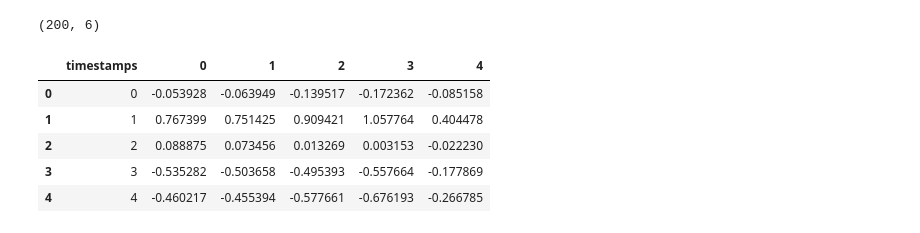
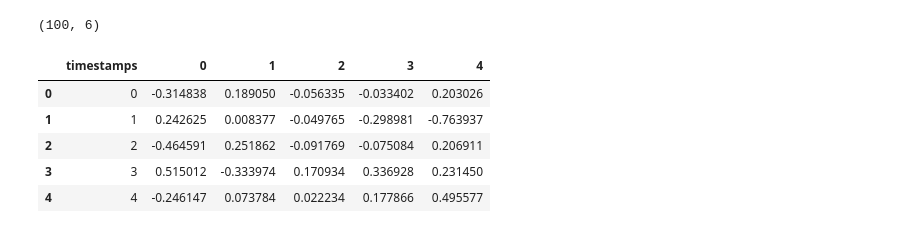
Before and after one commit to vladbataev/BigML, a Jupyter notebook: testing on synthetic data.ipynb, the cells around one changed output. Cells and saved outputs as stored; diff of their text form; code cells hidden in the pictures.

```diff
--- a/testing on synthetic data.ipynb
+++ b/testing on synthetic data.ipynb
@@ -5,7 +5,8 @@ import pandas as pd
 def generate_next(result, lags, coefficients, noise):
     ans = 0.0
     for i in range(len(lags)):
-        ans += result[-lags[i]] * coefficients[i] + noise * np.random.rand()
+        ans += result[-lags[i]] * coefficients[i]
+    ans = ans + noise * np.random.uniform(low = -1.0, high = 1.0)
     return ans
 
 def generate_sequence(lags, coefficients, initial, length, noise):
@@ -18,47 +19,47 @@ def generate_sequence(lags, coefficients, initial, length, noise):
 # %%
 np.random.seed(0)
 LAT_DIM = 2
-LENGTH = 200
+LENGTH =100
 REAL_DIM = 5
-NOISE_COEFFICIENT_LAT = 1e-6
-NOISE_COEFFICIENT_Y = 1e-6
+NOISE_COEFFICIENT_LAT = 1e-2
+NOISE_COEFFICIENT_Y = 3e-2
 
 lags = [1, 2, 3]
 coefficients = [-1.0 + 2.0 * np.cos(np.sqrt(2)), -1.0 + 2 * np.cos(np.sqrt(2)), -1.0]
 
 
 lat_sequences = []
 for i in range(LAT_DIM):
     initial = np.random.uniform(low = -1.0, high = 1.0, size = len(lags))
     sequence = generate_sequence(lags, coefficients, initial, LENGTH, NOISE_COEFFICIENT_LAT)
     lat_sequences.append(sequence)
 
 lat_sequences = np.asarray(lat_sequences)
 
 
 
-F = np.random.rand(LAT_DIM, REAL_DIM)
+F = np.random.uniform(low = -1.0, high = 1.0, size = [LAT_DIM, REAL_DIM])
 Y = lat_sequences.T.dot(F).T
 
 Y = Y + NOISE_COEFFICIENT_Y * np.random.rand(*Y.shape)
 dic = {}
 for i in range(REAL_DIM):
     dic[i] = Y[i, :]
 dic['timestamps'] = np.arange(Y.shape[1])
 
 dataset = pd.DataFrame(dic)
 columns_except_timestamps = [column for column in dataset.columns if column != 'timestamps']
 dataset = dataset[['timestamps'] + columns_except_timestamps]
 print(dataset.shape)
 dataset.head()
 # %% [output]
-(200, 6)
+(100, 6)
 |  | timestamps | 0 | 1 | 2 | 3 | 4 |
-| 0 | 0 | -0.053928 | -0.063949 | -0.139517 | -0.172362 | -0.085158 |
-| 1 | 1 | 0.767399 | 0.751425 | 0.909421 | 1.057764 | 0.404478 |
-| 2 | 2 | 0.088875 | 0.073456 | 0.013269 | 0.003153 | -0.022230 |
-| 3 | 3 | -0.535282 | -0.503658 | -0.495393 | -0.557664 | -0.177869 |
-| 4 | 4 | -0.460217 | -0.455394 | -0.577661 | -0.676193 | -0.266785 |
+| 0 | 0 | -0.314838 | 0.189050 | -0.056335 | -0.033402 | 0.203026 |
+| 1 | 1 | 0.242625 | 0.008377 | -0.049765 | -0.298981 | -0.763937 |
+| 2 | 2 | -0.464591 | 0.251862 | -0.091769 | -0.075084 | 0.206911 |
+| 3 | 3 | 0.515012 | -0.333974 | 0.170934 | 0.336928 | 0.231450 |
+| 4 | 4 | -0.246147 | 0.073784 | 0.022234 | 0.177866 | 0.495577 |
 # %%
 import math
 import os
```
Also changed, not shown: parts of 5 cells of this notebook.
